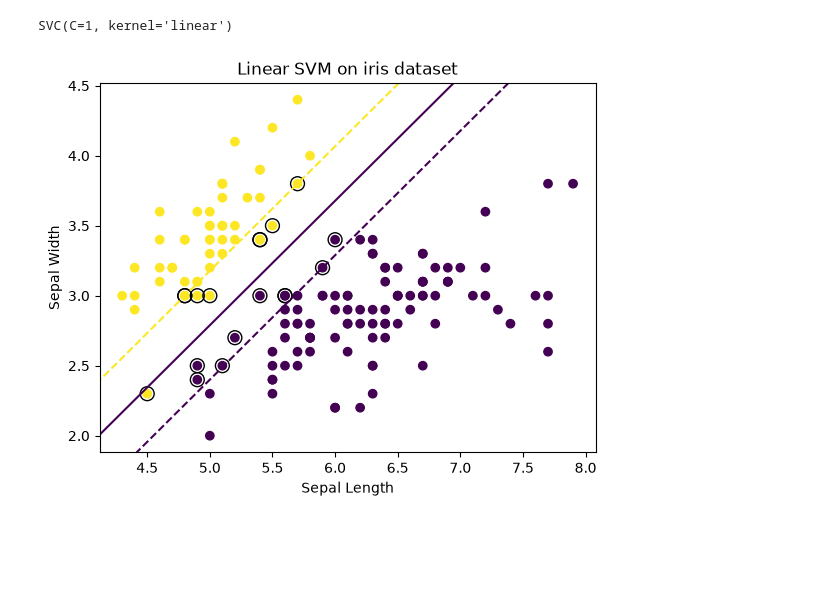
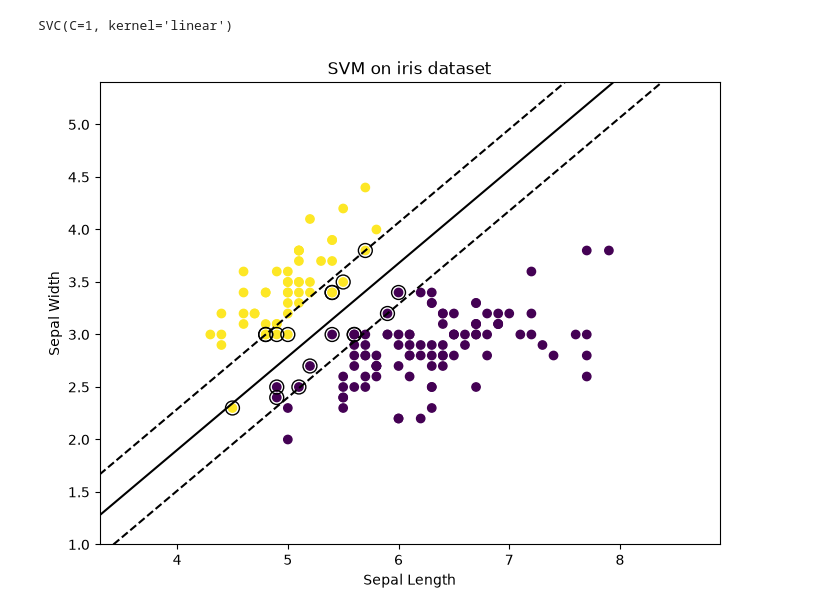
Before and after one commit to Muhsin-603/ML-LAB, a Jupyter notebook: svm.ipynb, the cells around one changed output. Cells and saved outputs as stored; diff of their text form; code cells hidden in the pictures; blank space fills up the shorter version.

```diff
--- a/svm.ipynb
+++ b/svm.ipynb
@@ -13,28 +12,29 @@ model = svm.SVC(kernel='linear', C=1)
 model.fit(x,y)
 # %% [output]
 SVC(C=1, kernel='linear')
-# %%
-plt.scatter(x[:, 0], x[:, 1], c=y)
-ax = plt.gca()
-xlim = ax.get_xlim()
-ylim = ax.get_ylim()
-xx = np.linspace(xlim[0], xlim[1], 100)
-yy = np.linspace(ylim[0], ylim[1], 100)
-YY, XX = np.meshgrid(yy, xx)
-xy = np.column_stack([XX.ravel(), YY.ravel()])
-Z = model.decision_function(xy).reshape(XX.shape)
-ax.contour(XX, YY, Z, levels=[0])
-ax.contour(XX, YY, Z, levels=[-1, 1], linestyles=('--', '--'))
-ax.scatter(
-    model.support_vectors_[:, 0],
-    model.support_vectors_[:, 1],
-    s=100,
-    facecolor='none',
-    edgecolors='k'
-)
-plt.xlabel("Sepal Length")
-plt.ylabel("Sepal Width")
-plt.title("Linear SVM on iris dataset")
-plt.show()
-# %% [output]
-[figure, removed]
+# %%
+plt.figure(figsize=(8, 6))
+ax = plt.gca()
+DecisionBoundaryDisplay.from_estimator(
+    model, x,
+    response_method='decision_function',
+    plot_method='contour',
+    levels=[-1, 0, 1],
+    colors=['k','k','k'],
+    linestyles=['--','-', '--'],
+    ax=ax,
+    xlabel='Sepal Length',
+    ylabel='Sepal Width'
+)
+plt.scatter(x[:,0], x[:,1], c=y)
+ax.scatter(
+    model.support_vectors_[:,0],
+    model.support_vectors_[:,1],
+    s=100,
+    facecolor='none',
+    edgecolor='k'
+)
+plt.title("SVM on iris dataset")
+plt.show()
+# %% [output]
+[figure, added]
```
Also changed, not shown: parts of 3 cells of this notebook.
